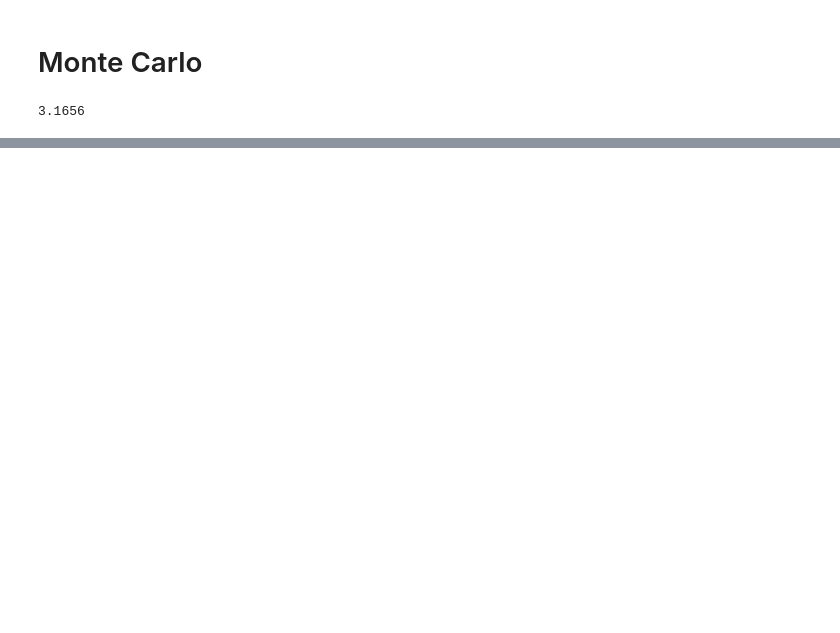
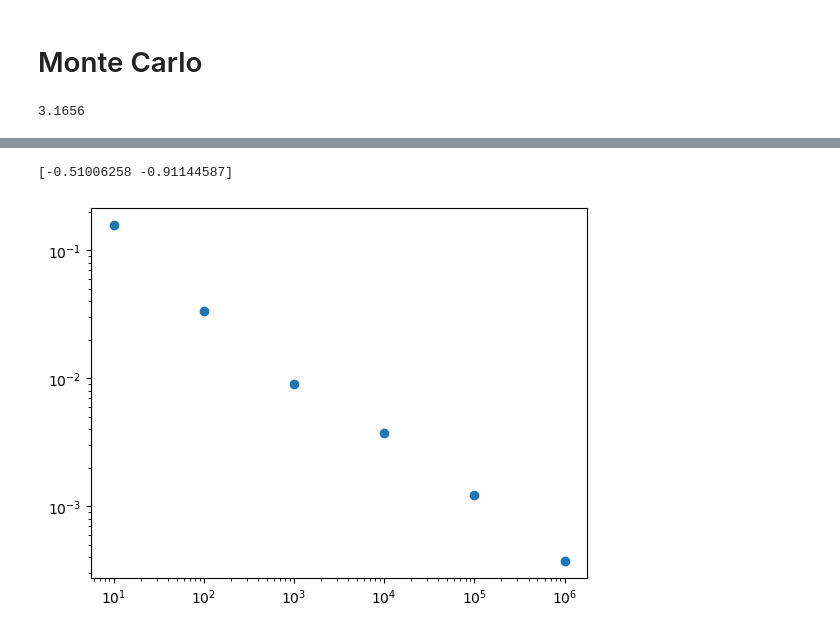
Before and after one commit to Rogerio-buso/Fisica-Computacional, a Jupyter notebook: Ativiade 3/Monte Carlo.ipynb, the cells around one changed output, grey strips where cells are left out. Cells and saved outputs as stored; diff of their text form; code cells hidden in the pictures; blank space fills up the shorter version.

```diff
--- a/Ativiade 3/Monte Carlo.ipynb
+++ b/Ativiade 3/Monte Carlo.ipynb
@@ -84,0 +103,12 @@ plt.show()
+# %%
+x1 = np.log(N)
+y1 = np.log(En)
+param = np.polyfit(x1, y1, 1)
+plt.loglog(N, En, 'o')
+x_fit = np.linspace(10, 1000000, 100)
+y_fit = np.polyval(param, x_fit)
+plt.plot(x_fit, y_fit,'r--')
+print(param)
+# %% [output]
+[-0.51006258 -0.91144587]
+[figure, added]
```
Also changed, not shown: parts of 5 cells of this notebook, 1 other file.
